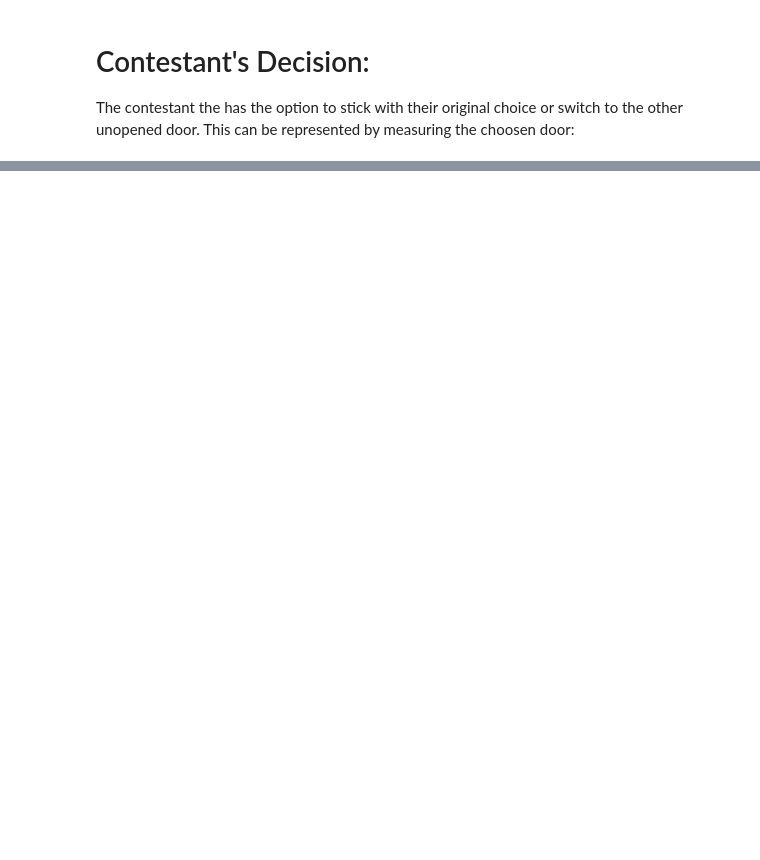
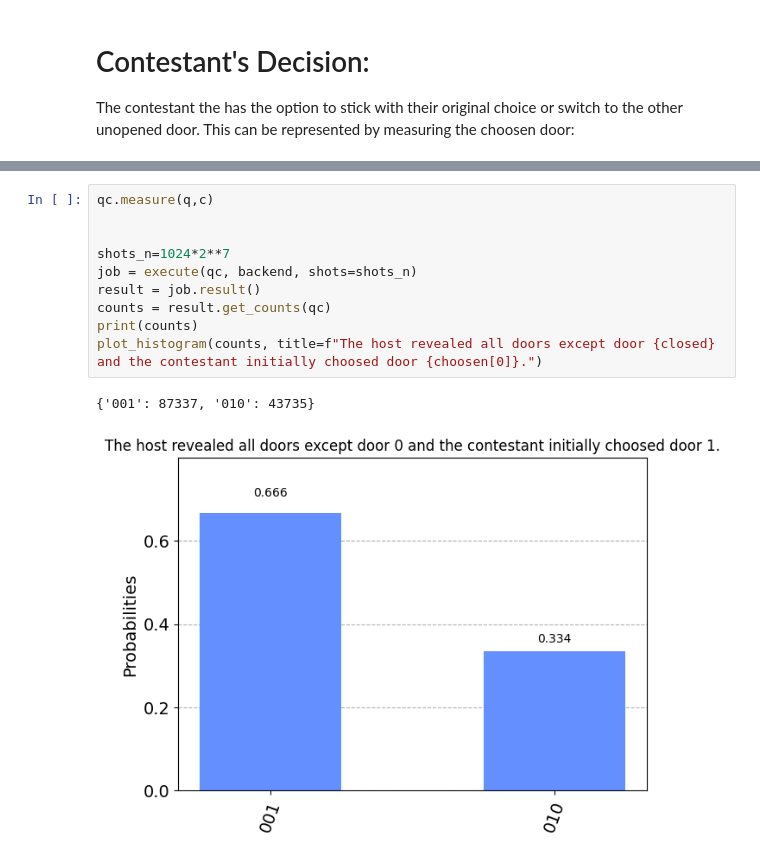
Before and after one commit to 2dholo/MontyHallQuantum, a Jupyter notebook: MontyHall.ipynb, the cells around one changed output, grey strips where cells are left out. Cells and saved outputs as stored; diff of their text form; blank space fills up the shorter version.

```diff
--- a/MontyHall.ipynb
+++ b/MontyHall.ipynb
@@ -250,0 +326,13 @@ plot_histogram(counts, title="W_n-states Measurement")
+# %%
+qc.measure(q,c)
+
+
+shots_n=1024*2**7
+job = execute(qc, backend, shots=shots_n)
+result = job.result()
+counts = result.get_counts(qc)
+print(counts)
+plot_histogram(counts, title=f"The host revealed all doors except door {closed} and the contestant initially choosed door {choosen[0]}.")
+# %% [output]
+{'001': 87337, '010': 43735}
+[figure, added]
```
Also changed, not shown: parts of 25 cells of this notebook.
